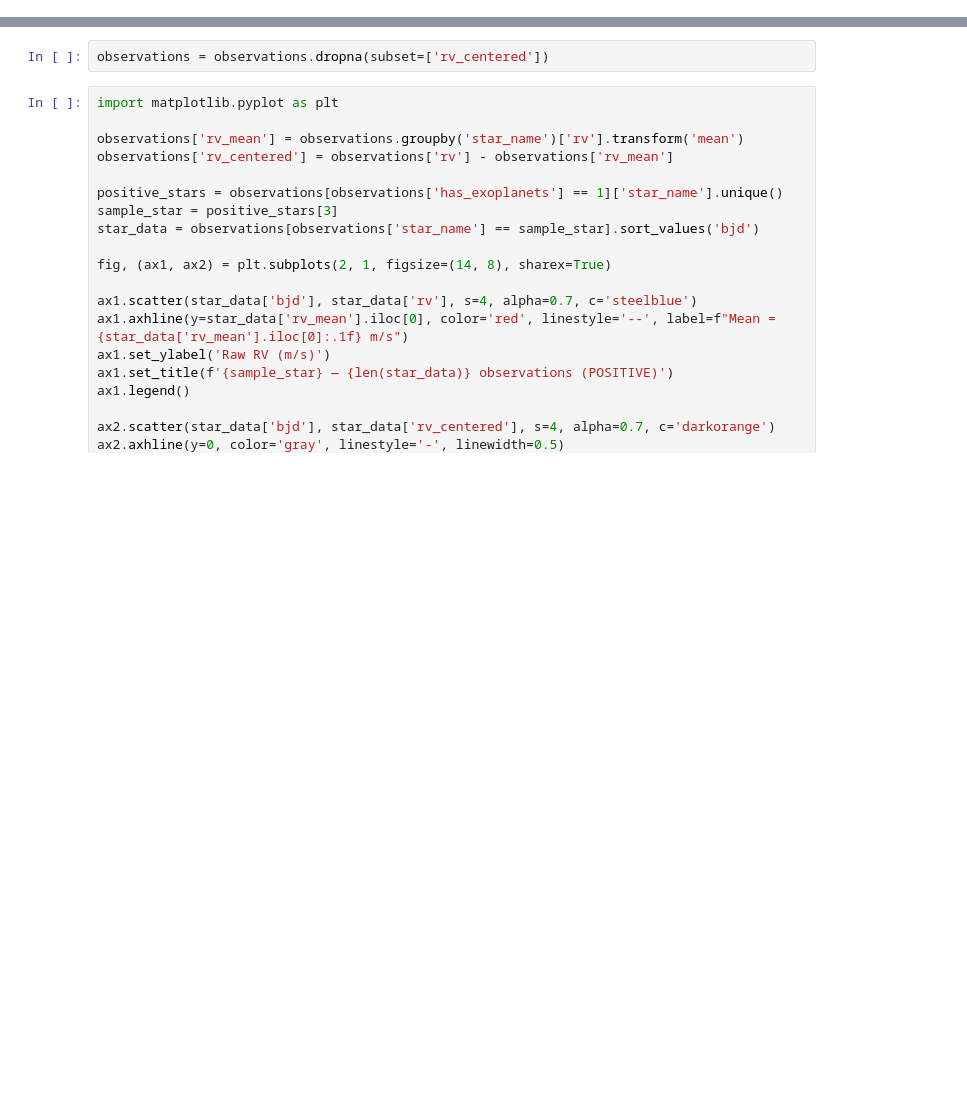
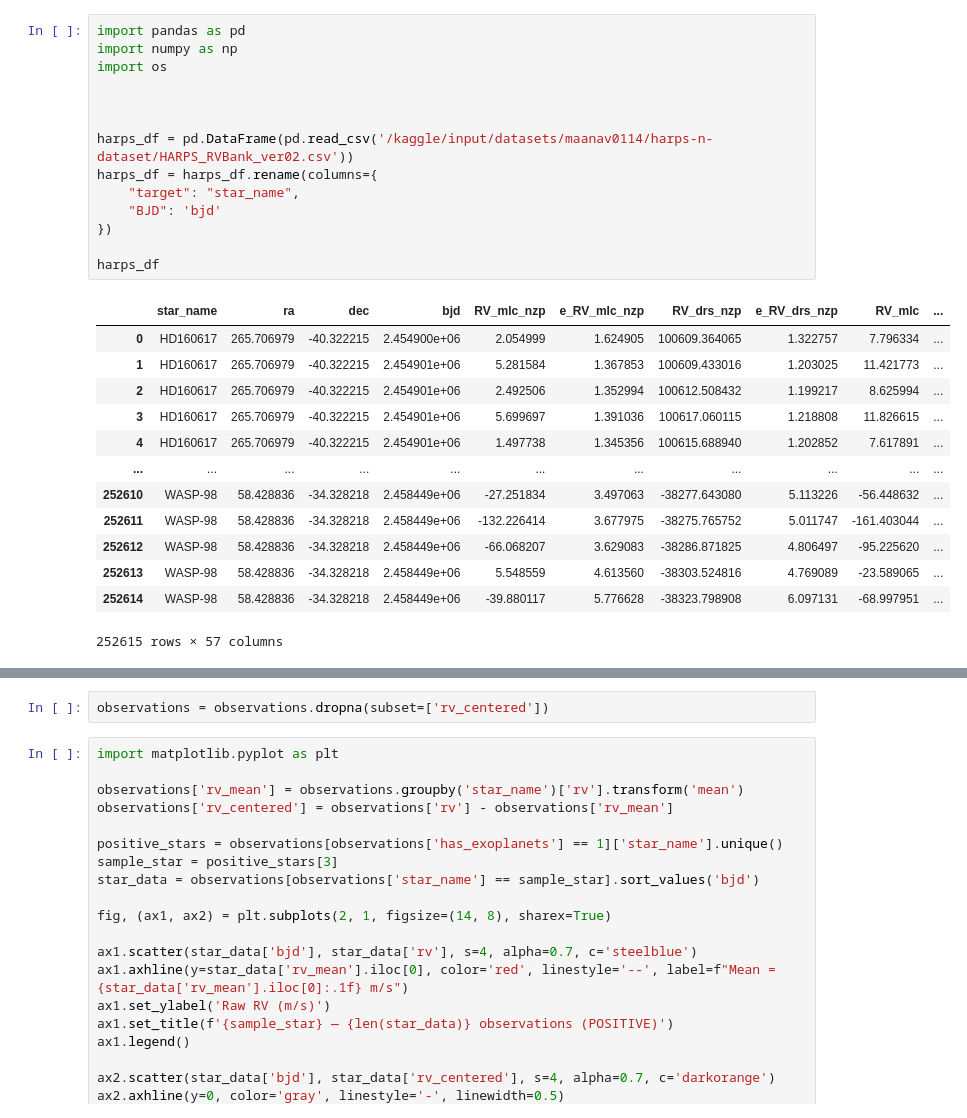
Before and after one commit to MaanavN/ML-Exoplanet-Detection-Research, a Jupyter notebook: data_prep.ipynb, the cells around one changed output, grey strips where cells are left out. Cells and saved outputs as stored; diff of their text form; blank space fills up the shorter version.

```diff
--- a/data_prep.ipynb
+++ b/data_prep.ipynb
@@ -40,3 +30,31 @@ harps_df.describe()
+# %%
+import pandas as pd
+import numpy as np
+import os
+
+
+
+harps_df = pd.DataFrame(pd.read_csv('/kaggle/input/datasets/maanav0114/harps-n-dataset/HARPS_RVBank_ver02.csv'))
+harps_df = harps_df.rename(columns={
+    "target": "star_name",
+    "BJD": 'bjd'
+})
+
+harps_df
+# %% [output]
+|  | star_name | ra | dec | bjd | RV_mlc_nzp | e_RV_mlc_nzp | RV_drs_nzp | e_RV_drs_nzp | RV_mlc | ... |
+| 0 | HD160617 | 265.706979 | -40.322215 | 2.454900e+06 | 2.054999 | 1.624905 | 100609.364065 | 1.322757 | 7.796334 | ... |
+| 1 | HD160617 | 265.706979 | -40.322215 | 2.454901e+06 | 5.281584 | 1.367853 | 100609.433016 | 1.203025 | 11.421773 | ... |
+| 2 | HD160617 | 265.706979 | -40.322215 | 2.454901e+06 | 2.492506 | 1.352994 | 100612.508432 | 1.199217 | 8.625994 | ... |
+| 3 | HD160617 | 265.706979 | -40.322215 | 2.454901e+06 | 5.699697 | 1.391036 | 100617.060115 | 1.218808 | 11.826615 | ... |
+| 4 | HD160617 | 265.706979 | -40.322215 | 2.454901e+06 | 1.497738 | 1.345356 | 100615.688940 | 1.202852 | 7.617891 | ... |
+| ... | ... | ... | ... | ... | ... | ... | ... | ... | ... | ... |
+| 252610 | WASP-98 | 58.428836 | -34.328218 | 2.458449e+06 | -27.251834 | 3.497063 | -38277.643080 | 5.113226 | -56.448632 | ... |
+| 252611 | WASP-98 | 58.428836 | -34.328218 | 2.458449e+06 | -132.226414 | 3.677975 | -38275.765752 | 5.011747 | -161.403044 | ... |
+| 252612 | WASP-98 | 58.428836 | -34.328218 | 2.458449e+06 | -66.068207 | 3.629083 | -38286.871825 | 4.806497 | -95.225620 | ... |
+| 252613 | WASP-98 | 58.428836 | -34.328218 | 2.458449e+06 | 5.548559 | 4.613560 | -38303.524816 | 4.769089 | -23.589065 | ... |
+| 252614 | WASP-98 | 58.428836 | -34.328218 | 2.458449e+06 | -39.880117 | 5.776628 | -38323.798908 | 6.097131 | -68.997951 | ... |
+252615 rows × 57 columns
 # %%
 from pathlib import Path
 import pandas as pd
```
Also changed, not shown: parts of 10 cells of this notebook, 2 other files.
